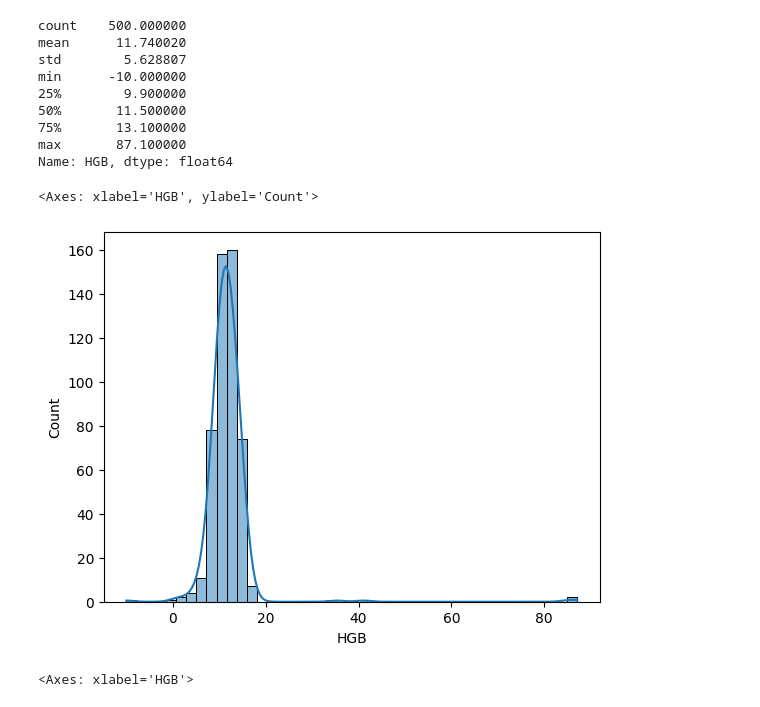
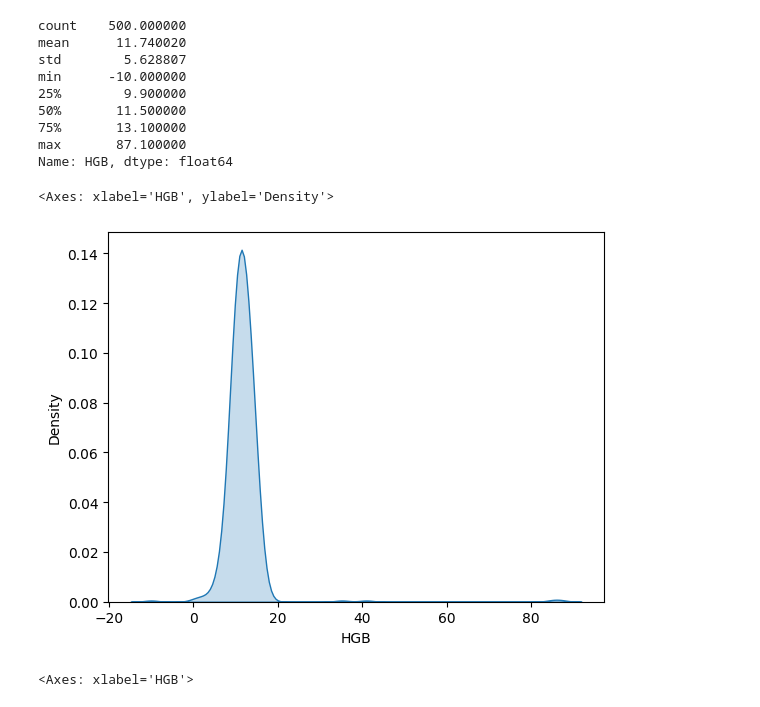
Before and after one commit to aranjali1/anemia-severity-prediction, a Jupyter notebook: microcytic_severity.ipynb, the cells around one changed output. Drawn from its saved outputs; the diff is of its cells as text; code cells hidden in the pictures.

```diff
--- a/microcytic_severity.ipynb
+++ b/microcytic_severity.ipynb
@@ -342,10 +342,10 @@ min      -10.000000
 max       87.100000
 Name: HGB, dtype: float64
 # %%
-sns.histplot(x='HGB',data=df,kde=True)
+sns.kdeplot(df['HGB'],fill=True)
 # %% [output]
-<Axes: xlabel='HGB', ylabel='Count'>
+<Axes: xlabel='HGB', ylabel='Density'>
-[figure, old version]
+[figure, new version]
 # %%
 sns.boxplot(x=df['HGB'])
 # %% [output]
```
Also changed, not shown: parts of 7 cells of this notebook.
